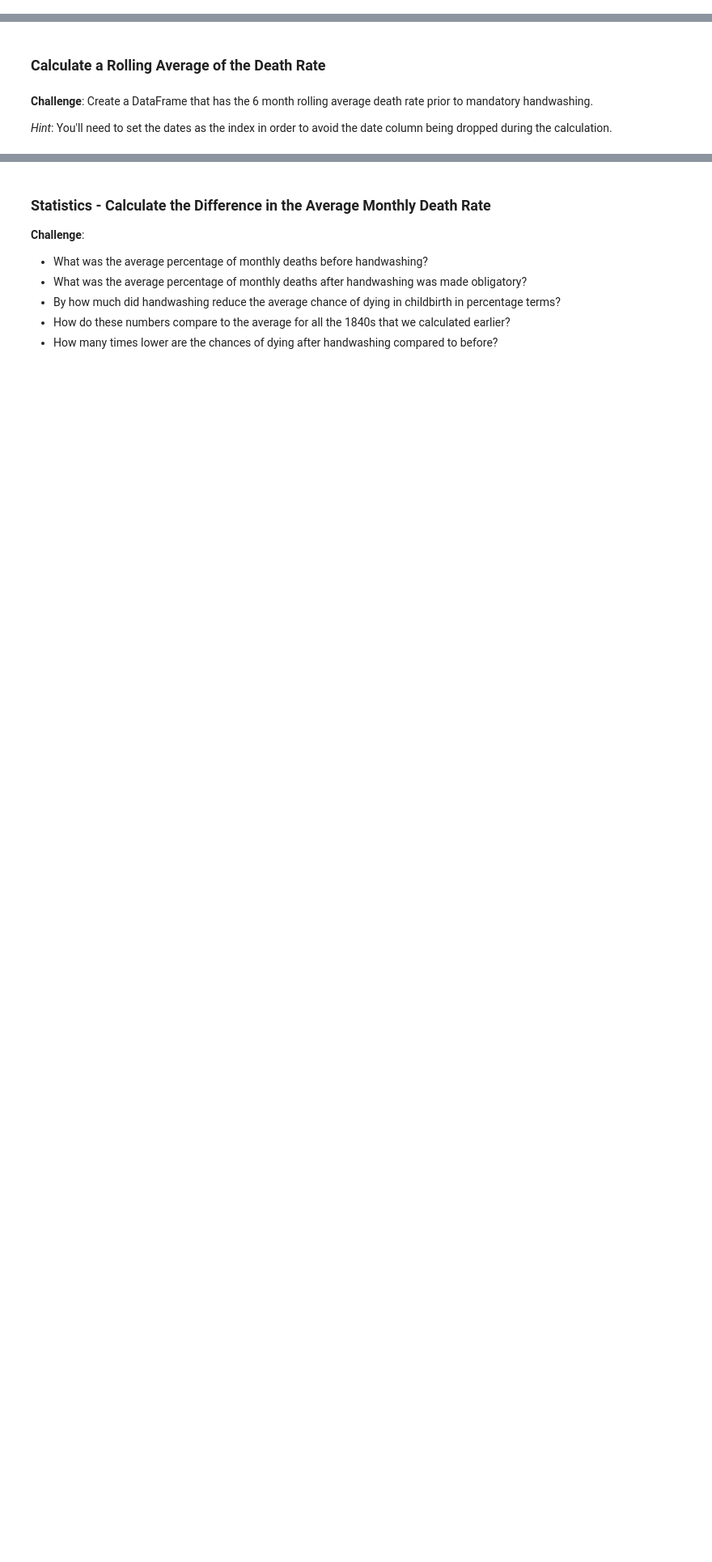
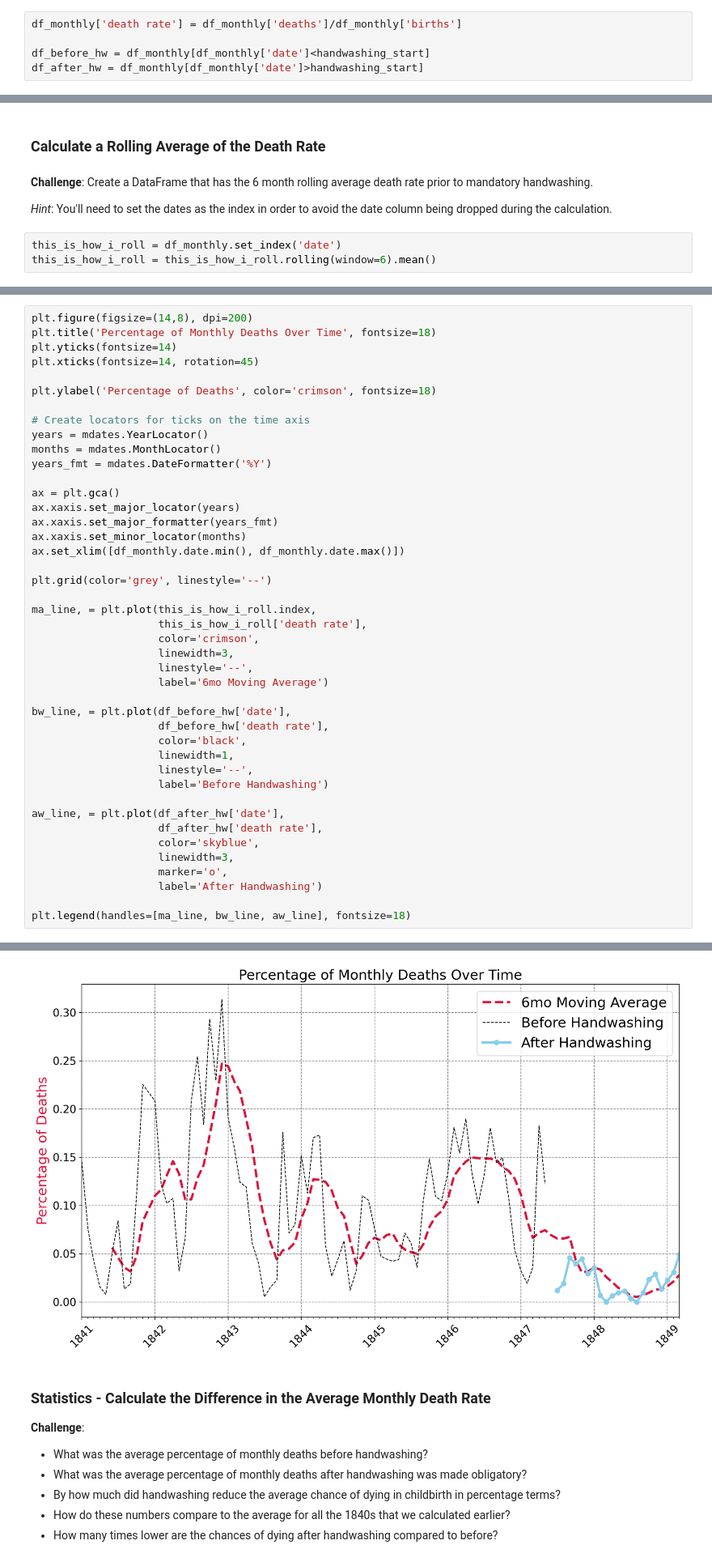
Before and after one commit to tomweinandy/100DaysOfCode, a Jupyter notebook: Projects/Day079/Dr_Semmelweis_Handwashing_Discovery.ipynb, the cells around one changed output, grey strips where cells are left out. Shown at 81% size. Drawn from its saved outputs; the diff is of its cells as text; blank space fills up the shorter version.

Commit message:
Compare pre- post-handwashing data

```diff
--- a/Projects/Day079/Dr_Semmelweis_Handwashing_Discovery.ipynb
+++ b/Projects/Day079/Dr_Semmelweis_Handwashing_Discovery.ipynb
@@ -275,3 +276,8 @@ handwashing_start = pd.to_datetime('1847-06-01')
 * Create two subsets from the `df_monthly` data: before and after Dr Semmelweis ordered washing hand.
 * Calculate the average death rate prior to June 1947.
 * Calculate the average death rate after June 1947.
+# %%
+df_monthly['death rate'] = df_monthly['deaths']/df_monthly['births']
+
+df_before_hw = df_monthly[df_monthly['date']<handwashing_start]
+df_after_hw = df_monthly[df_monthly['date']>handwashing_start]
@@ -281,6 +309,9 @@ handwashing_start = pd.to_datetime('1847-06-01')
 **Challenge**: Create a DataFrame that has the 6 month rolling average death rate prior to mandatory handwashing.
 
 *Hint*: You'll need to set the dates as the index in order to avoid the date column being dropped during the calculation.
+# %%
+this_is_how_i_roll = df_monthly.set_index('date')
+this_is_how_i_roll = this_is_how_i_roll.rolling(window=6).mean()
 # %% [markdown]
 ### Highlighting Subsections of a Line Chart
 
@@ -293,3 +324,47 @@ handwashing_start = pd.to_datetime('1847-06-01')
 * Show the moving average as a thicker, crimon line.
 * Show the rate after handwashing as a skyblue line with round markers.
 * Look at the [code snippet in the documentation to see how you can add a legend](https://matplotlib.org/3.1.1/api/_as_gen/matplotlib.pyplot.legend.html) to the chart.
+# %%
+plt.figure(figsize=(14,8), dpi=200)
+plt.title('Percentage of Monthly Deaths Over Time', fontsize=18)
+plt.yticks(fontsize=14)
+plt.xticks(fontsize=14, rotation=45)
+
+plt.ylabel('Percentage of Deaths', color='crimson', fontsize=18)
+
+# Create locators for ticks on the time axis
+years = mdates.YearLocator()
+months = mdates.MonthLocator()
+years_fmt = mdates.DateFormatter('%Y')
+
+ax = plt.gca()
+ax.xaxis.set_major_locator(years)
+ax.xaxis.set_major_formatter(years_fmt)
+ax.xaxis.set_minor_locator(months)
+ax.set_xlim([df_monthly.date.min(), df_monthly.date.max()])
+
+plt.grid(color='grey', linestyle='--')
+
+ma_line, = plt.plot(this_is_how_i_roll.index,
+                    this_is_how_i_roll['death rate'],
+                    color='crimson',
+                    linewidth=3,
+                    linestyle='--',
+                    label='6mo Moving Average')
+
+bw_line, = plt.plot(df_before_hw['date'],
+                    df_before_hw['death rate'],
+                    color='black',
+                    linewidth=1,
+                    linestyle='--',
+                    label='Before Handwashing')
+
+aw_line, = plt.plot(df_after_hw['date'],
+                    df_after_hw['death rate'],
+                    color='skyblue',
+                    linewidth=3,
+                    marker='o',
+                    label='After Handwashing')
+
+plt.legend(handles=[ma_line, bw_line, aw_line], fontsize=18)
+# %% [output]
@@ -296,3 +372,4 @@ handwashing_start = pd.to_datetime('1847-06-01')
+[figure, added]
 # %% [markdown]
 ### Statistics - Calculate the Difference in the Average Monthly Death Rate
 
```
Also changed, not shown: parts of 4 cells of this notebook.
